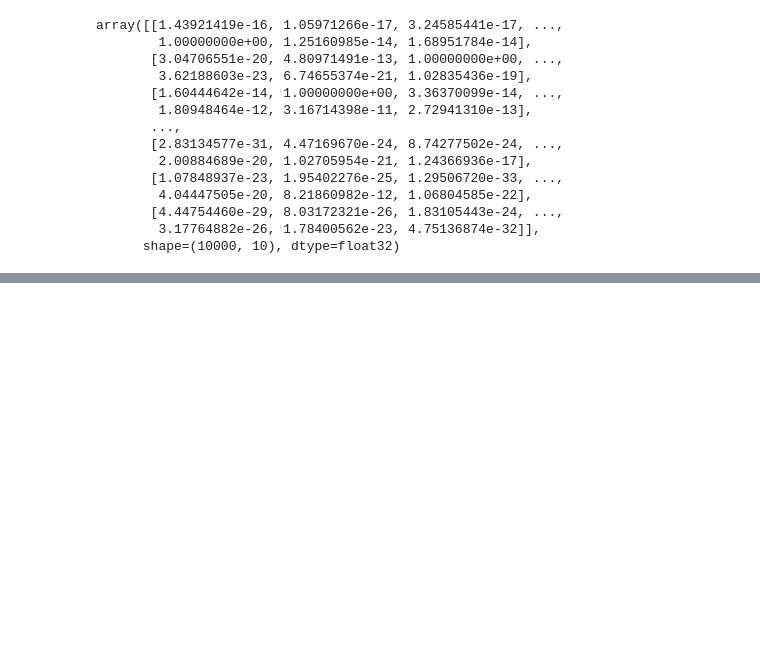
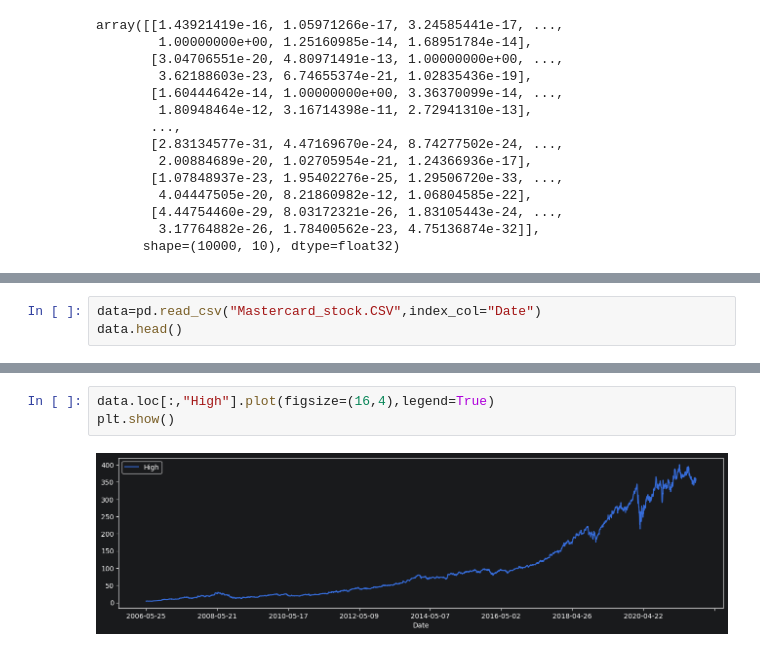
Before and after one commit to namal1230/DeepLearning-and-NeuralNetwork, a Jupyter notebook: DeepLearning-and-NeuralNetwork.ipynb, the cells around one changed output, grey strips where cells are left out. Drawn from its saved outputs; the diff is of its cells as text; blank space fills up the shorter version.

```diff
--- a/DeepLearning-and-NeuralNetwork.ipynb
+++ b/DeepLearning-and-NeuralNetwork.ipynb
@@ -322,0 +325,3 @@ array([[1.43921419e-16, 1.05971266e-17, 3.24585441e-17, ...,
+# %%
+data=pd.read_csv("Mastercard_stock.CSV",index_col="Date")
+data.head()
@@ -322,0 +336,5 @@ array([[1.43921419e-16, 1.05971266e-17, 3.24585441e-17, ...,
+# %%
+data.loc[:,"High"].plot(figsize=(16,4),legend=True)
+plt.show()
+# %% [output]
+[figure, added]
```
Also changed, not shown: parts of 16 cells of this notebook, 1 other file.
